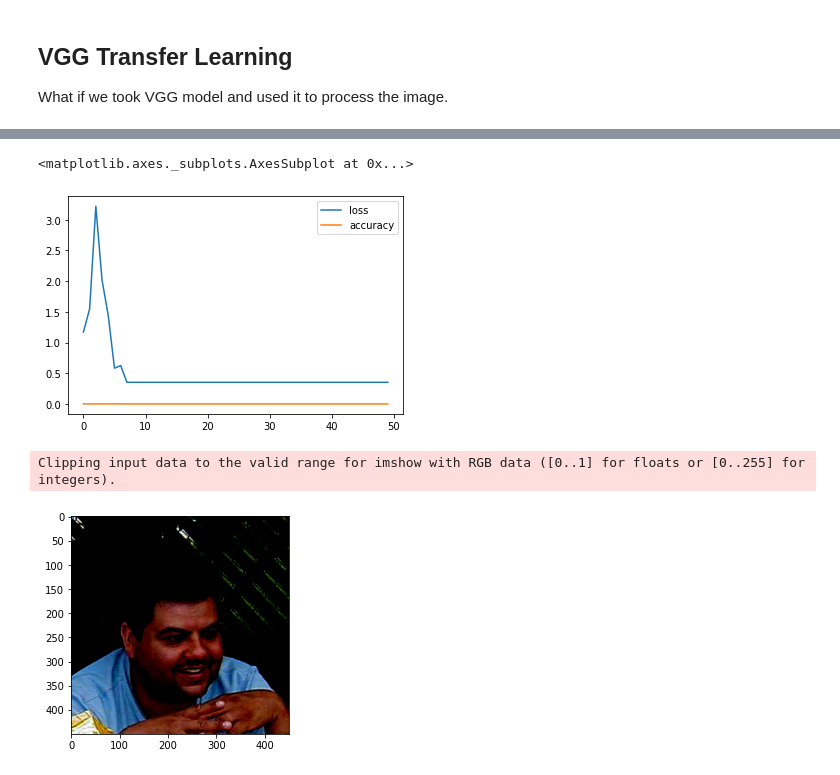
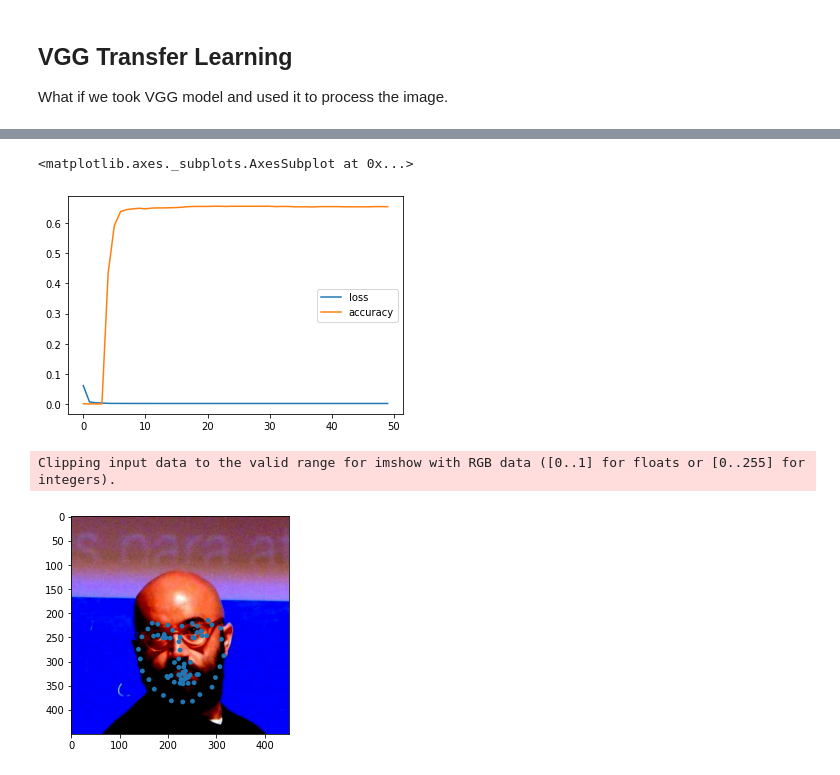
Before and after one commit to Waidhoferj/CSC-566-Project, a Jupyter notebook: FacialLandmarks.ipynb, the cells around one changed output, grey strips where cells are left out. Saved outputs shown, nothing was run; the diff lists cells and outputs as text; code cells hidden in the pictures.

```diff
--- a/FacialLandmarks.ipynb
+++ b/FacialLandmarks.ipynb
@@ -175,16 +175,14 @@ def create_vgg_landmark_model(input_shape):
   vgg = VGG16(include_top=False, input_shape=input_shape)
   for layer in vgg.layers:
     layer.trainable = False
-  x = layers.BatchNormalization()(vgg.output)
-  x = layers.Flatten()(x)
-  x = layers.Dense(1024, activation="relu")(x)
-  x = layers.Dense(512, activation="relu")(x)
-  x = layers.Dense(256, activation="relu")(x)
-  x = layers.Dense(68*2, activation="relu")(x)
+  x = layers.Flatten()(vgg.output)
+  x = layers.Dense(512, activation="tanh")(x)
+  x = layers.Dense(256, activation="tanh")(x)
+  x = layers.Dense(68*2, activation="tanh")(x)
 
   return Model(name="vgg_landmark_net", inputs=vgg.input, outputs=x)
 # %%
-vgg_landmark_net = create_vgg_landmark_model(INPUT_SHAPE)
+vgg_landmark_net = create_vgg_landmark_model((450,450,3))
 vgg_landmark_net.compile(optimizer="adam", loss="mse", metrics=["accuracy"])
 vgg_landmark_net.summary()
 # %% [output]
@@ -237,19 +237,19 @@ Epoch 50/50
 pd.DataFrame(vgg_landmark_net.history.history).plot()
 # %% [output]
 <matplotlib.axes._subplots.AxesSubplot at 0x...>
-[figure, old version]
+[figure, new version]
 # %%
 predictions = vgg_landmark_net.predict(test_data.map(preprocess_vgg).map(lambda img, _ : img).batch(64).take(1))
 # %%
 #@title View Predicted Images
-image_index = 14 #@param {type:"slider", min:1, max:16, step:1}
+image_index = 4 #@param {type:"slider", min:1, max:16, step:1}
 points = predictions * 450
 i = 0
 for x in test_data.map(lambda x,y: x):
   if (i == image_index):
     display_landmarks(tf.reshape(x, DataLoader.IMAGE_SHAPE), points[image_index])
     break
   i += 1
 # %% [output]
 Clipping input data to the valid range for imshow with RGB data ([0..1] for floats or [0..255] for integers).
-[figure, old version]
+[figure, new version]
```
Also changed, not shown: parts of 4 cells of this notebook.
